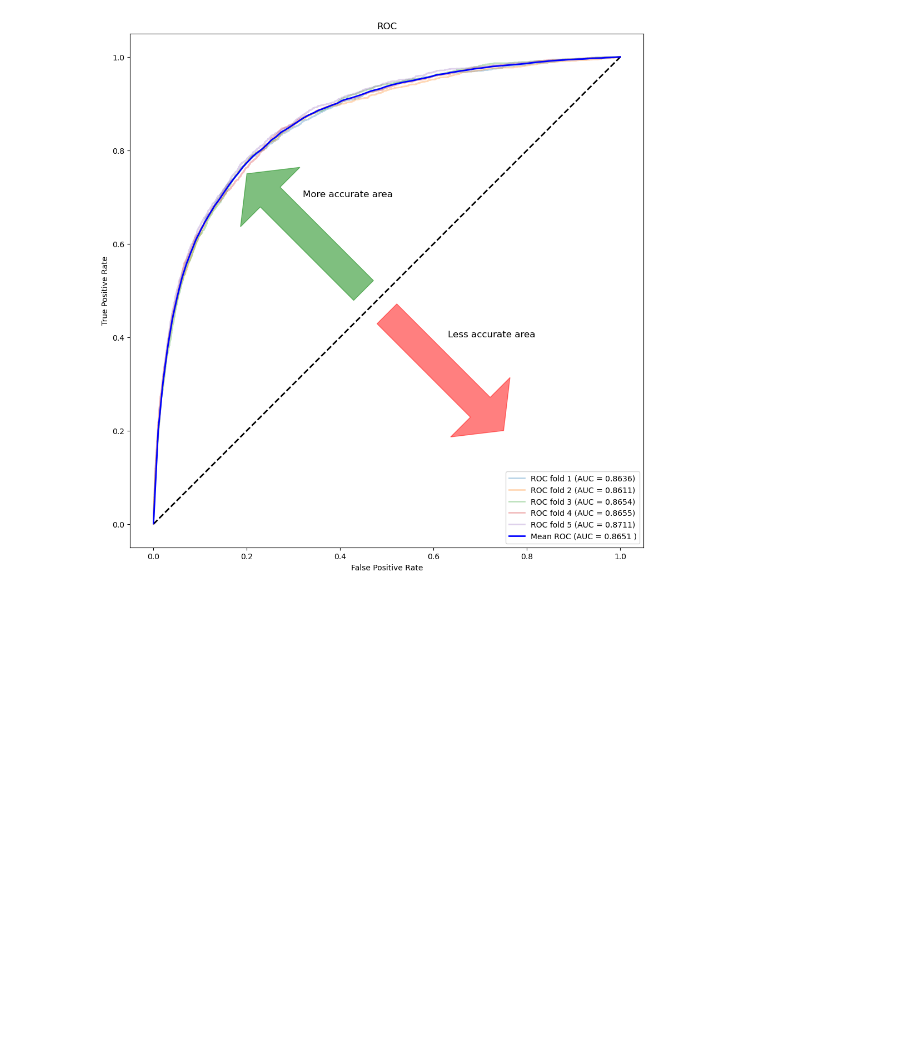
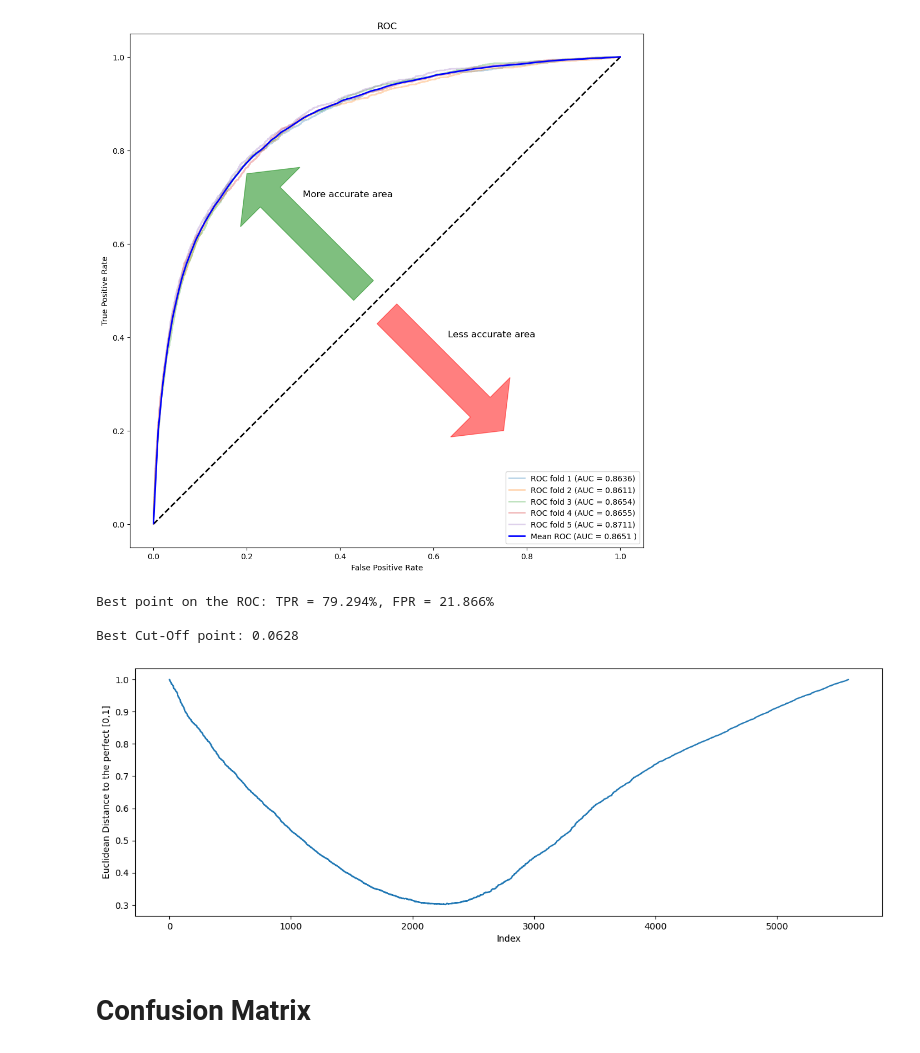
Before and after one commit to ZcPFred/Credit-Risk-Predictions, a Jupyter notebook: Credit Risk.ipynb, the cells around one changed output. Drawn from its saved outputs; the diff is of its cells as text; code cells hidden in the pictures; blank space fills up the shorter version.

```diff
--- a/Credit Risk.ipynb
+++ b/Credit Risk.ipynb
@@ -975,3 +956,12 @@ PlotRocCurve(Bestada,train_x=train_x,train_y=train_y, cv=5 )
 PlotRocCurve(Bestxg,train_x=train_x,train_y=train_y, cv=5 )
 # %% [output]
 [figure]
+# %%
+rocBestThres(y_test, Bestxg.fit(X_train, y_train).predict_proba(X_test))
+# %% [output]
+Best point on the ROC: TPR = 79.294%, FPR = 21.866%
+
+Best Cut-Off point: 0.0628
+[figure, added]
+# %% [markdown]
+# Confusion Matrix
```
Also changed, not shown: parts of 24 cells of this notebook.
